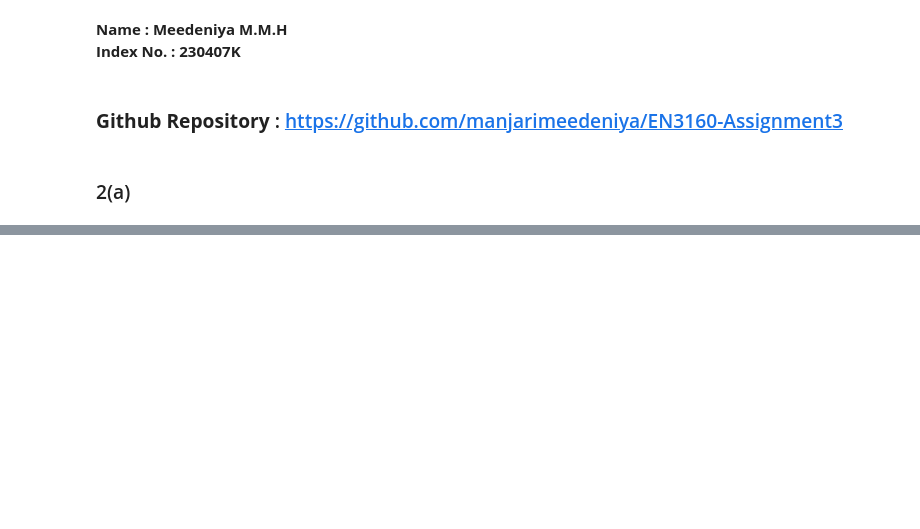
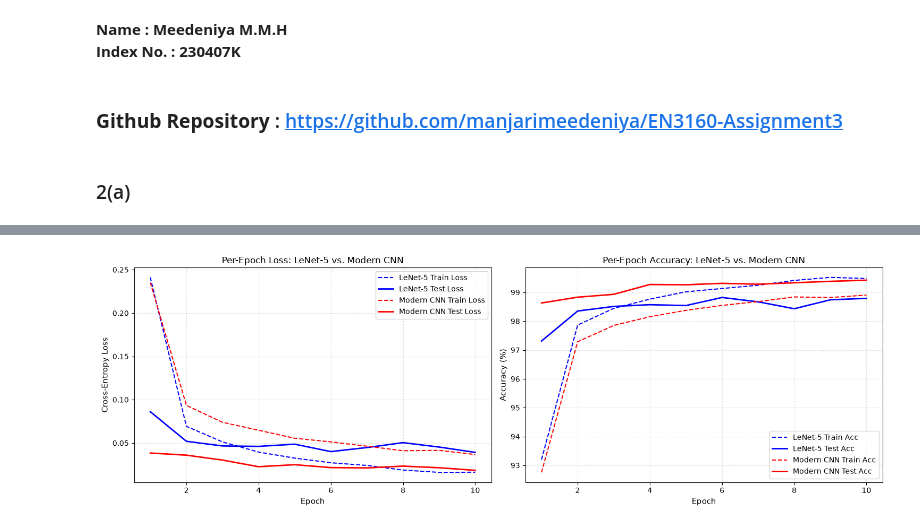
Before and after one commit to manjarimeedeniya/EN3160-Assignment3, a Jupyter notebook: 230407K.ipynb, the cells around one changed output, grey strips where cells are left out. Saved outputs shown, nothing was run; the diff lists cells and outputs as text; code cells hidden in the pictures; blank space fills up the shorter version.

```diff
--- a/230407K.ipynb
+++ b/230407K.ipynb
@@ -76,7 +76,7 @@ criterion = nn.CrossEntropyLoss()
 optimizer = optim.Adam(model.parameters(), lr=learning_rate)
 
 train_losses, test_losses = [], []
-train_accuracies, test_accuracies = []
+train_accuracies, test_accuracies = [], []
 
 for epoch in range(epochs):
     # --- Training Phase ---
@@ -130,0 +290,98 @@ print(f"Test Accuracy:     {test_accuracies[-1]:.2f}%")
+# %%
+import numpy as np
+import matplotlib.pyplot as plt
+import seaborn as sns
+from sklearn.metrics import confusion_matrix
+
+def extract_predictions(model, dataloader):
+    model.eval()
+    all_targets = []
+    all_predictions = []
+
+    with torch.no_grad():
+        for inputs, targets in dataloader:
+            inputs = inputs.to(device)
+            outputs = model(inputs)
+            _, preds = torch.max(outputs, 1)
+
+            all_predictions.extend(preds.cpu().numpy())
+            all_targets.extend(targets.numpy())
+
+    return np.array(all_targets), np.array(all_predictions)
+
+y_true_lenet, y_pred_lenet = extract_predictions(model, testloader)
+y_true_modern, y_pred_modern = extract_predictions(modern_model, testloader_modern)
+
+
+epochs_range = range(1, len(train_losses) + 1)
+
+plt.figure(figsize=(15, 5))
+
+# Subplot 1: Loss curves
+plt.subplot(1, 2, 1)
+plt.plot(epochs_range, train_losses, 'b--', label='LeNet-5 Train Loss')
+plt.plot(epochs_range, test_losses, 'b-', linewidth=2, label='LeNet-5 Test Loss')
+plt.plot(epochs_range, modern_train_losses, 'r--', label='Modern CNN Train Loss')
+plt.plot(epochs_range, modern_test_losses, 'r-', linewidth=2, label='Modern CNN Test Loss')
+plt.title('Per-Epoch Loss: LeNet-5 vs. Modern CNN', fontsize=12)
+plt.xlabel('Epoch', fontsize=11)
+plt.ylabel('Cross-Entropy Loss', fontsize=11)
+plt.grid(True, linestyle=':', alpha=0.6)
+plt.legend(fontsize=10)
+
+# Subplot 2: Accuracy curves
+plt.subplot(1, 2, 2)
+plt.plot(epochs_range, train_accuracies, 'b--', label='LeNet-5 Train Acc')
+plt.plot(epochs_range, test_accuracies, 'b-', linewidth=2, label='LeNet-5 Test Acc')
+plt.plot(epochs_range, modern_train_accuracies, 'r--', label='Modern CNN Train Acc')
+plt.plot(epochs_range, modern_test_accuracies, 'r-', linewidth=2, label='Modern CNN Test Acc')
+plt.title('Per-Epoch Accuracy: LeNet-5 vs. Modern CNN', fontsize=12)
+plt.xlabel('Epoch', fontsize=11)
+plt.ylabel('Accuracy (%)', fontsize=11)
+plt.grid(True, linestyle=':', alpha=0.6)
+plt.legend(fontsize=10)
+
+plt.tight_layout()
+plt.show()
+
+cm_lenet = confusion_matrix(y_true_lenet, y_pred_lenet)
+cm_modern = confusion_matrix(y_true_modern, y_pred_modern)
+
+class_names = [str(i) for i in range(10)]
+
+fig, axes = plt.subplots(1, 2, figsize=(16, 6))
+
+# LeNet-5 Matrix
+sns.heatmap(
+    cm_lenet,
+    annot=True,
+    fmt='d',
+    cmap='Blues',
+    xticklabels=class_names,
+    yticklabels=class_names,
+    ax=axes[0],
+    cbar=False
+)
+axes[0].set_title(f'LeNet-5 Test Confusion Matrix\nFinal Test Acc: {test_accuracies[-1]:.2f}%', fontsize=12)
+axes[0].set_xlabel('Predicted Digit', fontsize=11)
+axes[0].set_ylabel('True Digit', fontsize=11)
+
+# Modern CNN Matrix
+sns.heatmap(
+    cm_modern,
+    annot=True,
+    fmt='d',
+    cmap='Greens',
+    xticklabels=class_names,
+    yticklabels=class_names,
+    ax=axes[1],
+    cbar=False
+)
+axes[1].set_title(f'Modern CNN Test Confusion Matrix\nFinal Test Acc: {modern_test_accuracies[-1]:.2f}%', fontsize=12)
+axes[1].set_xlabel('Predicted Digit', fontsize=11)
+axes[1].set_ylabel('True Digit', fontsize=11)
+
+plt.tight_layout()
+plt.show()
+# %% [output]
+[figure, added]
```
Also changed, not shown: parts of 4 cells of this notebook.
